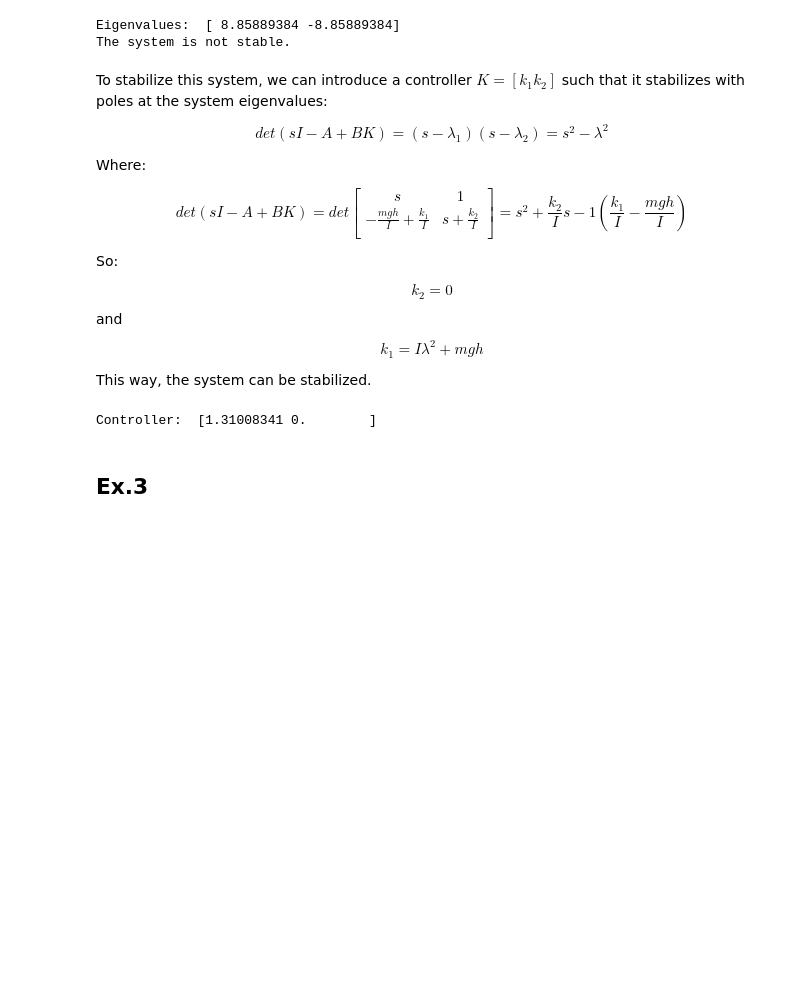
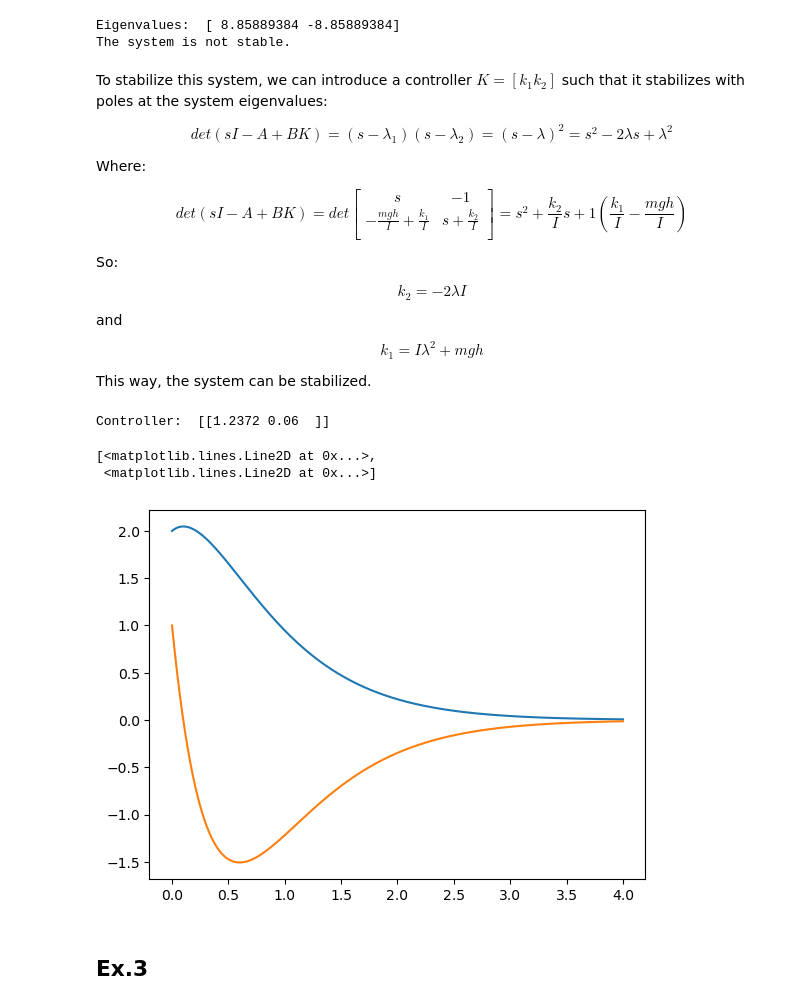
Before and after one commit to mariana-das-neves/sistemas_dinamicos_e_controlo, a Jupyter notebook: Projeto SDC.ipynb, the cells around one changed output. Saved outputs shown, nothing was run; the diff lists cells and outputs as text; code cells hidden in the pictures; blank space fills up the shorter version.

```diff
--- a/Projeto SDC.ipynb
+++ b/Projeto SDC.ipynb
@@ -180,30 +180,43 @@ The system is not stable.
 # %% [markdown]
 To stabilize this system, we can introduce a controller $K=[k_1 k_2]$ such that it stabilizes with poles at the system eigenvalues:
 
-$$ det(sI-A+BK) = (s-\lambda_1)(s-\lambda_2) = s^2 - \lambda^2 $$
+$$ det(sI-A+BK) = (s-\lambda_1)(s-\lambda_2) = (s - \lambda)^2 = s^2 - 2\lambda s + \lambda^2$$
 
 Where:
 
 $$ det(sI-A+BK) =
 det \begin{bmatrix}
- s & 1 \\
+ s & -1 \\
  -\frac{mgh}{I}+\frac{k_1}{I}  & s+\frac{k_2}{I}\\
-\end{bmatrix}  = s^2 + \frac{k_2}{I}s -1(\frac{k_1}{I}-\frac{mgh}{I})
+\end{bmatrix}  = s^2 + \frac{k_2}{I}s +1(\frac{k_1}{I}-\frac{mgh}{I})
 $$
 
 So:
 
-$$ k_2=0 $$
+$$ k_2=-2\lambda I $$
 and
 $$ k_1=I\lambda^2 + mgh $$
 
 This way, the system can be stabilized.
-# %%
-K = np.hstack([I*eigval[0]+m*g*h,0])
-
-print("Controller: ",K)
-# %% [output]
-Controller:  [1.31008341 0.        ]
+# %%
+K = np.hstack([I*(-2)**2+m*g*h,-2*(-2)*I]).reshape((1,2))
+
+print("Controller: ",K)
+
+x0 = np.array([2,1])
+times = np.linspace(0, 4, 10000, endpoint=True)
+dt = abs(times[1]-times[0])
+xt = np.zeros((len(times), 2))
+xt[0] = x0
+for i in range(len(times)-1):
+    xt[i+1] = xt[i] + dt*(A - B @ K) @ xt[i]
+
+plt.plot(times, xt)
+# %% [output]
+Controller:  [[1.2372 0.06  ]]
+[<matplotlib.lines.Line2D at 0x...>,
+ <matplotlib.lines.Line2D at 0x...>]
+[figure, added]
 # %% [markdown]
 ## Ex.3
 # %%
```
Also changed, not shown: parts of 21 cells of this notebook.
